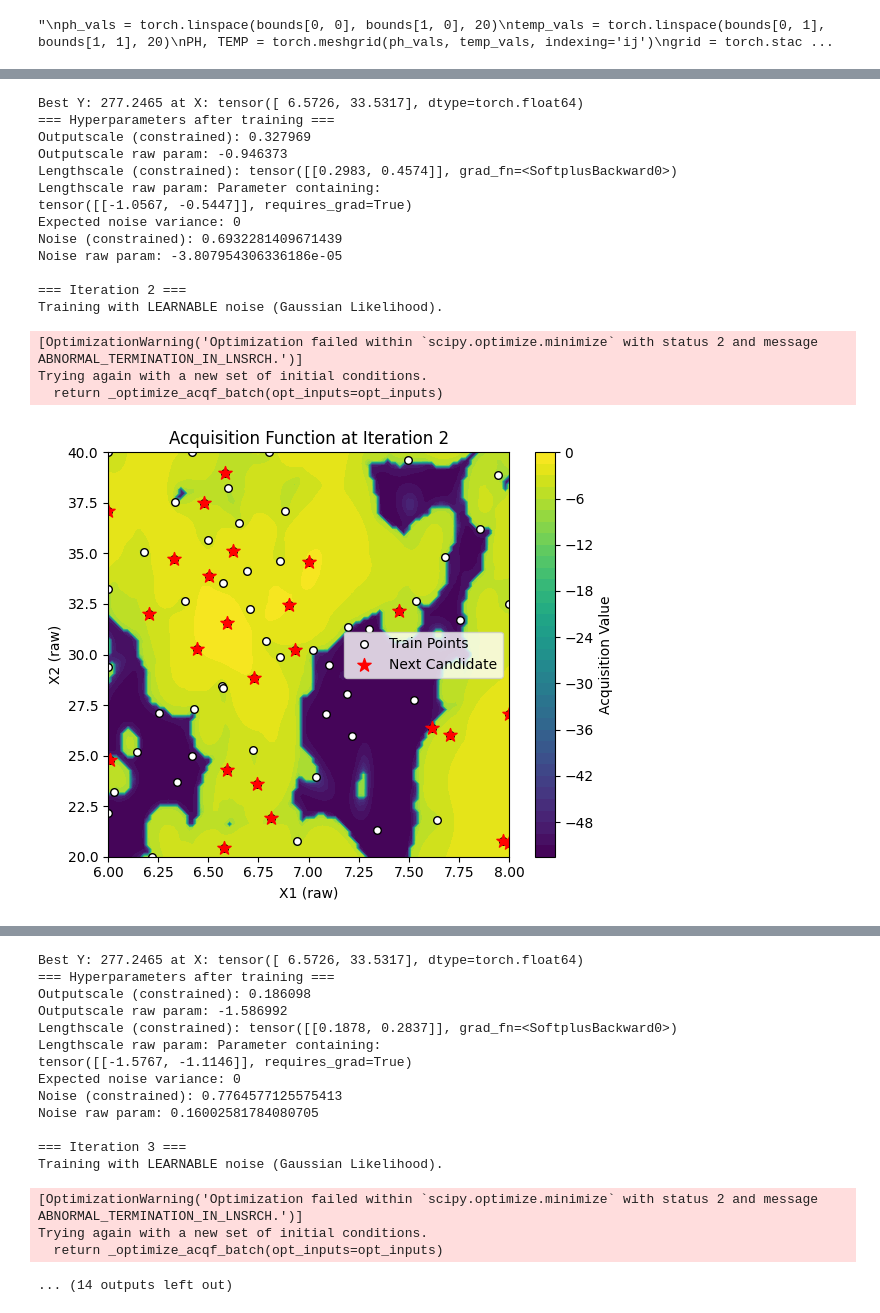
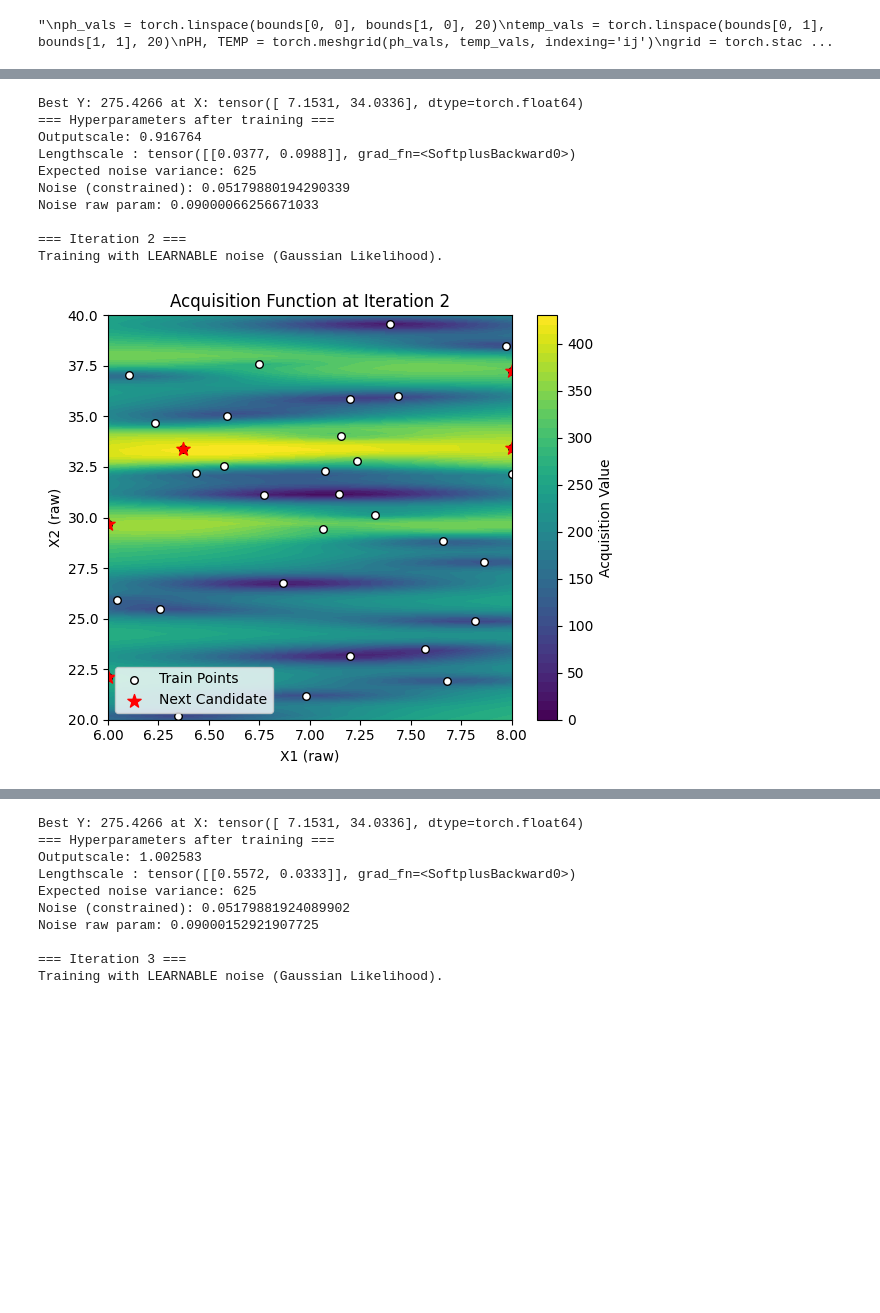
Before and after one commit to subarumuroi/bayesmediaopt, a Jupyter notebook: 2DBO Full priors and constraints testing ground.ipynb, the cells around one changed output, grey strips where cells are left out. Cells and saved outputs as stored; diff of their text form; code cells hidden in the pictures; blank space fills up the shorter version.

```diff
--- a/2DBO Full priors and constraints testing ground.ipynb
+++ b/2DBO Full priors and constraints testing ground.ipynb
@@ -412,10 +417,11 @@ def plot_gp_surface(model, bounds, grid_size=50, plot_type="mean", title=None):
 normalized_bounds = torch.stack([torch.zeros(bounds.shape[1], dtype=bounds.dtype),
                                  torch.ones(bounds.shape[1], dtype=bounds.dtype)
                                 ])
-n_iterations = 5 # of BO LOOP
+n_iterations = iterations # of BO LOOP
+
 num_restarts = 5 # restarts loop if it can't converge answer (also can improve answer by finding a better local optima)
 raw_samples = 20 # total resamples taken for analysis
-batch_size = 24 # this is q THE REALWORLD # of EXPENSIVE EXPERIMENTS that your willing to do per BATCH
+batch_size = batch_size # this is q THE REALWORLD # of EXPENSIVE EXPERIMENTS that your willing to do per BATCH
 
 for iteration in range(n_iterations):
     print(f"\n=== Iteration {iteration + 1} ===")
@@ -435,9 +441,9 @@ for iteration in range(n_iterations):
     # Acquisition function (try switching between UCB and qLogNEI to compare)
 
 
-    acq_func = qLogNoisyExpectedImprovement(model=model, X_baseline=train_X)
+    #acq_func = qLogNoisyExpectedImprovement(model=model, X_baseline=train_X)
 
-    #acq_func = qUpperConfidenceBound(model=model, beta=5) # this is the UCB acquisition function
+    acq_func = qUpperConfidenceBound(model=model, beta=beta) # this is the UCB acquisition function
 
     # Optimize acquisition function
     candidate, _ = optimize_acqf(
@@ -475,11 +481,11 @@ for iteration in range(n_iterations):
 
     print(f"Best Y: {best_Y:.4f} at X: {best_X}")
     print("=== Hyperparameters after training ===")
-    print(f"Outputscale (constrained): {model.covar_module.outputscale.item():.6f}")
-    print(f"Outputscale raw param: {model.covar_module.raw_outputscale.item():.6f}")
+    print(f"Outputscale: {model.covar_module.outputscale.item():.6f}")
 
-    print(f"Lengthscale (constrained): {model.covar_module.base_kernel.lengthscale}")
-    print(f"Lengthscale raw param: {model.covar_module.base_kernel.raw_lengthscale}")
+
+    print(f"Lengthscale : {model.covar_module.base_kernel.lengthscale}")
+
 
     print("Expected noise variance:", noise_level**2)
     if hasattr(model.likelihood, "noise_covar"):
@@ -499,17 +502,11 @@ Trying again with a new set of initial conditions.
-Best Y: 277.2465 at X: tensor([ 6.5726, 33.5317], dtype=torch.float64)
-=== Hyperparameters after training ===
-Outputscale (constrained): 0.327969
-Outputscale raw param: -0.946373
-Lengthscale (constrained): tensor([[0.2983, 0.4574]], grad_fn=<SoftplusBackward0>)
-Lengthscale raw param: Parameter containing:
-tensor([[-1.0567, -0.5447]], requires_grad=True)
-Expected noise variance: 0
-Noise (constrained): 0.6932281409671439
-Noise raw param: -3.807954306336186e-05
-
-=== Iteration 2 ===
-Training with LEARNABLE noise (Gaussian Likelihood).
-[OptimizationWarning('Optimization failed within `scipy.optimize.minimize` with status 2 and message ABNORMAL_TERMINATION_IN_LNSRCH.')]
-Trying again with a new set of initial conditions.
-  return _optimize_acqf_batch(opt_inputs=opt_inputs)
+Best Y: 275.4266 at X: tensor([ 7.1531, 34.0336], dtype=torch.float64)
+=== Hyperparameters after training ===
+Outputscale: 0.916764
+Lengthscale : tensor([[0.0377, 0.0988]], grad_fn=<SoftplusBackward0>)
+Expected noise variance: 625
+Noise (constrained): 0.05179880194290339
+Noise raw param: 0.09000066256671033
+
+=== Iteration 2 ===
+Training with LEARNABLE noise (Gaussian Likelihood).
-[figure, old version]
+[figure, new version]
@@ -518,17 +515,10 @@ Trying again with a new set of initial conditions.
-Best Y: 277.2465 at X: tensor([ 6.5726, 33.5317], dtype=torch.float64)
-=== Hyperparameters after training ===
-Outputscale (constrained): 0.186098
-Outputscale raw param: -1.586992
-Lengthscale (constrained): tensor([[0.1878, 0.2837]], grad_fn=<SoftplusBackward0>)
-Lengthscale raw param: Parameter containing:
-tensor([[-1.5767, -1.1146]], requires_grad=True)
-Expected noise variance: 0
-Noise (constrained): 0.7764577125575413
-Noise raw param: 0.16002581784080705
-
-=== Iteration 3 ===
-Training with LEARNABLE noise (Gaussian Likelihood).
-[OptimizationWarning('Optimization failed within `scipy.optimize.minimize` with status 2 and message ABNORMAL_TERMINATION_IN_LNSRCH.')]
-Trying again with a new set of initial conditions.
-  return _optimize_acqf_batch(opt_inputs=opt_inputs)
-... (14 outputs left out)
+Best Y: 275.4266 at X: tensor([ 7.1531, 34.0336], dtype=torch.float64)
+=== Hyperparameters after training ===
+Outputscale: 1.002583
+Lengthscale : tensor([[0.5572, 0.0333]], grad_fn=<SoftplusBackward0>)
+Expected noise variance: 625
+Noise (constrained): 0.05179881924089902
+Noise raw param: 0.09000152921907725
+
+=== Iteration 3 ===
+Training with LEARNABLE noise (Gaussian Likelihood).
```
Also changed, not shown: parts of 11 cells of this notebook, 1 other file.
